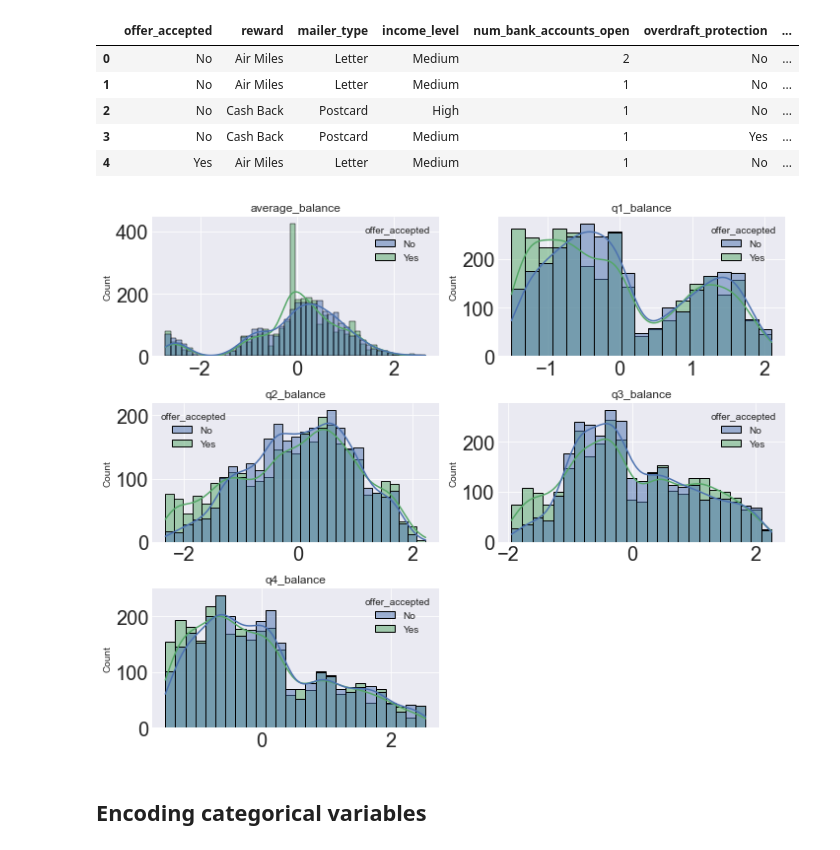
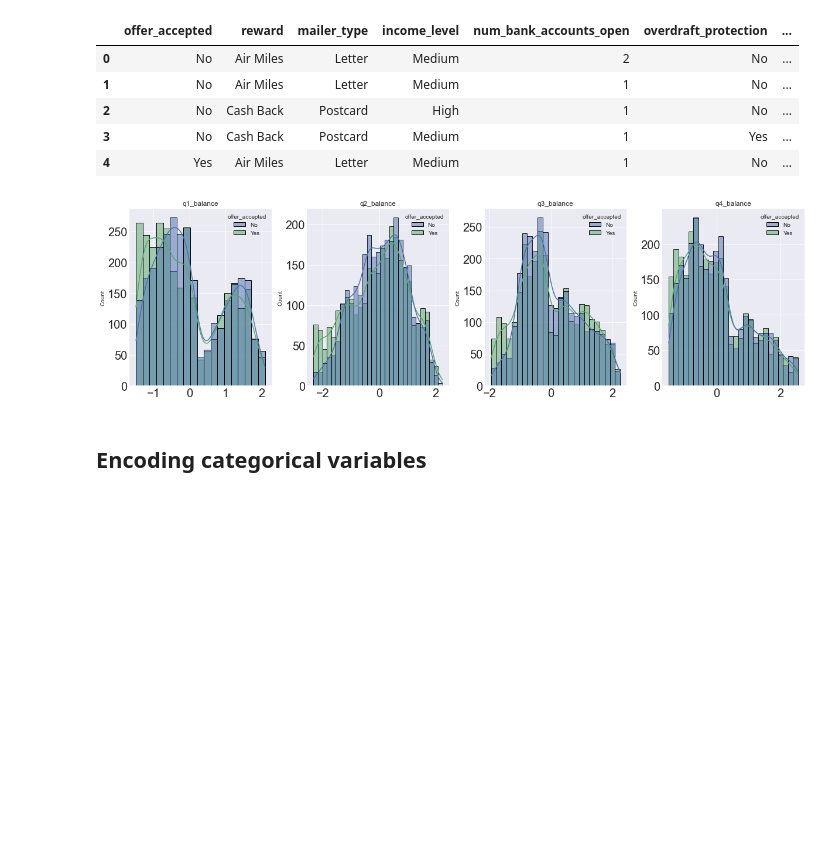
Before and after one commit to ferseguias/ccm_classification, a Jupyter notebook: lab-classification_balance3000.ipynb, the cells around one changed output. Cells and saved outputs as stored; diff of their text form; code cells hidden in the pictures; blank space fills up the shorter version.

```diff
--- a/lab-classification_balance3000.ipynb
+++ b/lab-classification_balance3000.ipynb
@@ -369,17 +369,16 @@ df.head()
 | 4 | Yes | Air Miles | Letter | Medium | 1 | No | ... |
 # %%
 #numerical variables distribution after standardization
-fig, axes = plt.subplots(3, 2, figsize = (10,8))
+fig, axes = plt.subplots(1, 4, figsize = (17,5))
 axes = axes.flat
-for i, c in enumerate(columns_num):
+for i, c in enumerate(columns_num.drop('average_balance')):
     sns.histplot(data = df, x = c, hue = "offer_accepted", ax = axes[i], kde=True)
     axes[i].set_title(c)
     axes[i].tick_params(labelsize = 20)
     axes[i].set_xlabel("")
-    fig.tight_layout()
-fig.delaxes(axes[5]);
+    fig.tight_layout();
 # %% [output]
-[figure, old version]
+[figure, new version]
 # %% [markdown]
 ## Encoding categorical variables
 # %%
```
Also changed, not shown: parts of 1 cell of this notebook, 1 other file.
